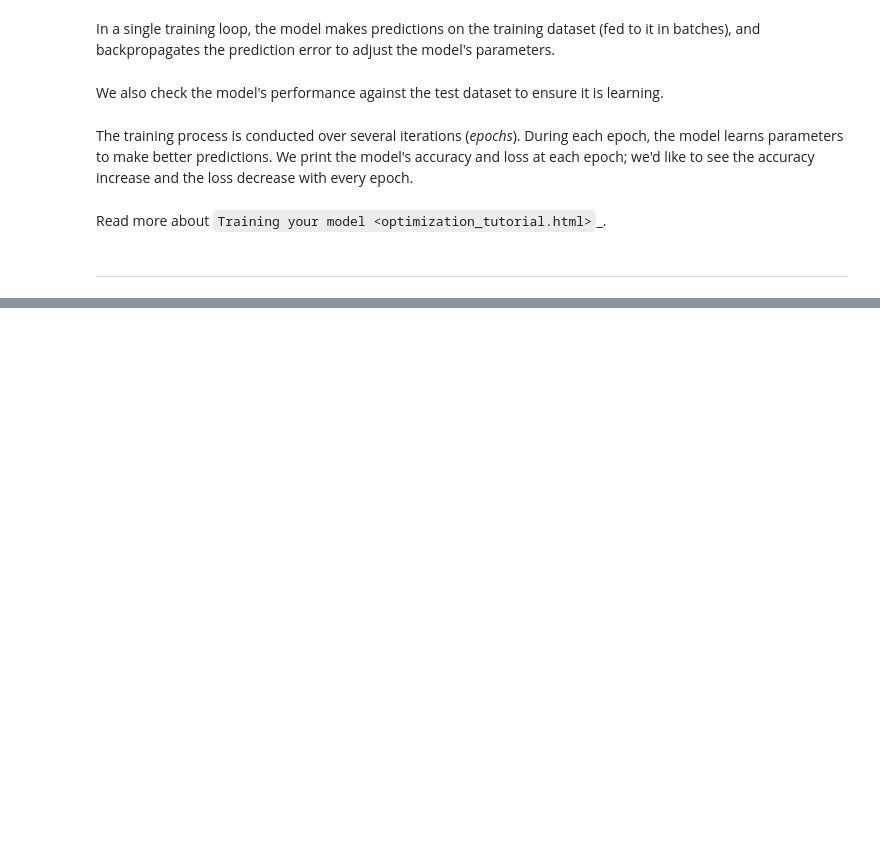
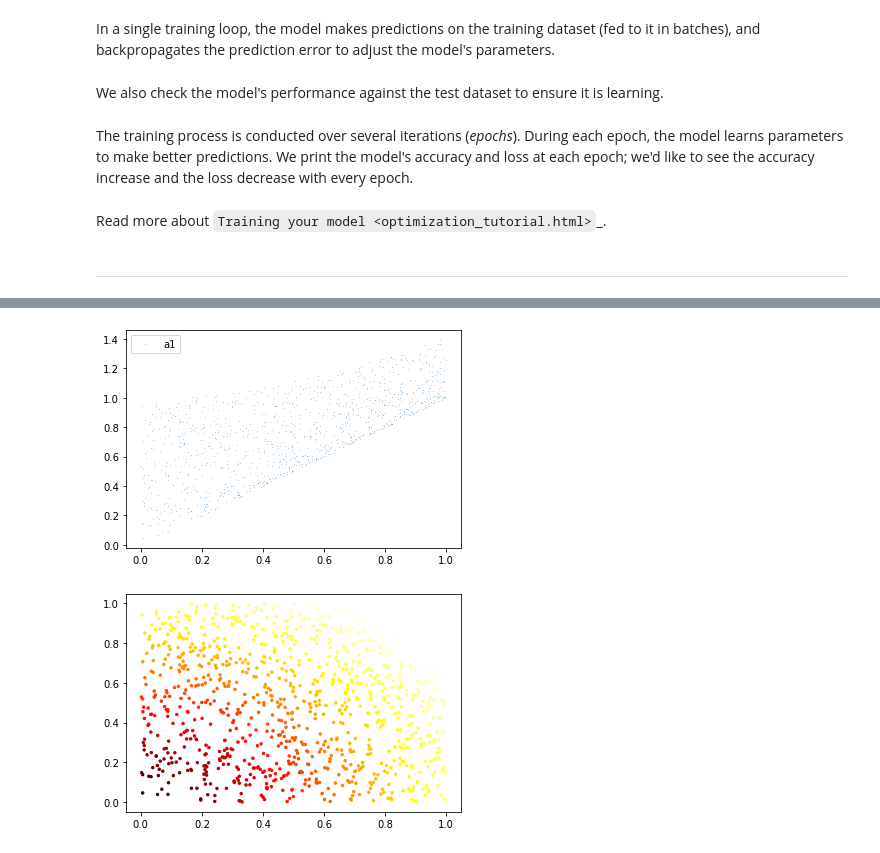
Before and after one commit to CSMMLab/DLRT-Net, a Jupyter notebook: notebooks/DLRA_net.ipynb, the cells around one changed output, grey strips where cells are left out. Cells and saved outputs as stored; diff of their text form; code cells hidden in the pictures; blank space fills up the shorter version.

```diff
--- a/notebooks/DLRA_net.ipynb
+++ b/notebooks/DLRA_net.ipynb
@@ -615,0 +632,35 @@ print("Saved PyTorch Model State to model.pth")
+# %%
+x = np.random.rand(6000,2)
+y = np.linalg.norm(x,axis=1,keepdims=True)
+x_data = list(x)
+y_data = list(y)
+print(x.shape)
+print(y.shape)
+# create Pandas DataFrame
+text_labels_df = pd.DataFrame({'X_Values': x_data, 'Y_Values': y_data})
+
+# define data set object
+ToyDataset = CustomTextDataset(text_labels_df['X_Values'], text_labels_df['Y_Values'])
+
+# Display image and label.
+#print('\nFirst iteration of data set: ', next(iter(TD)), '\n')
+
+# Print how many items are in the data set
+#print('Length of data set: ', len(TD), '\n')
+
+# Print entire data set
+#print('Entire data set: ', list(DataLoader(TD)), '\n')
+
+## test data
+
+x = np.random.rand(1000,2)
+y = np.linalg.norm(x,axis=1,keepdims=True)
+x_data_test = list(x)
+y_data_test = list(y)
+#print(x_data)
+#print(y_data)
+# create Pandas DataFrame
+text_labels_df = pd.DataFrame({'X_Values': x_data_test, 'Y_Values': y_data_test})
+
+# define data set object
+ToyDataset_Test = CustomTextDataset(text_labels_df['X_Values'], text_labels_df['Y_Values'])
@@ -615,0 +1020,12 @@ print("Saved PyTorch Model State to model.pth")
+# %%
+import matplotlib.pyplot as plt
+from matplotlib import cm
+
+plt.plot(x[:,0],y,'*', markersize=0.1)
+plt.legend(['a1','a2','a3'])
+plt.show()
+out = plt.scatter(x[:,0], x[:,1], s=6, c=y, cmap=cm.hot, vmin=0, vmax=1.2)
+plt.show()
+# %% [output]
+[figure, added]
+[figure, added]
```
Also changed, not shown: parts of 19 cells of this notebook, 6 other files.
